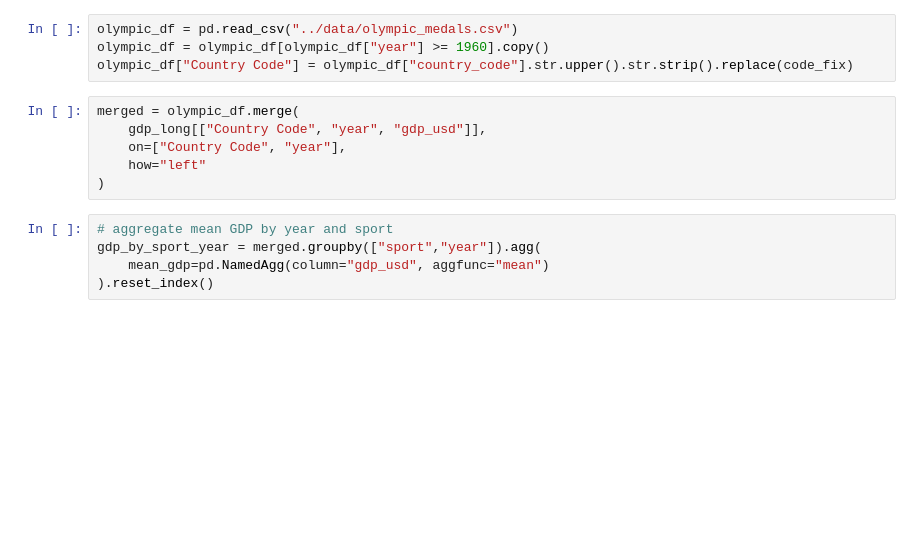
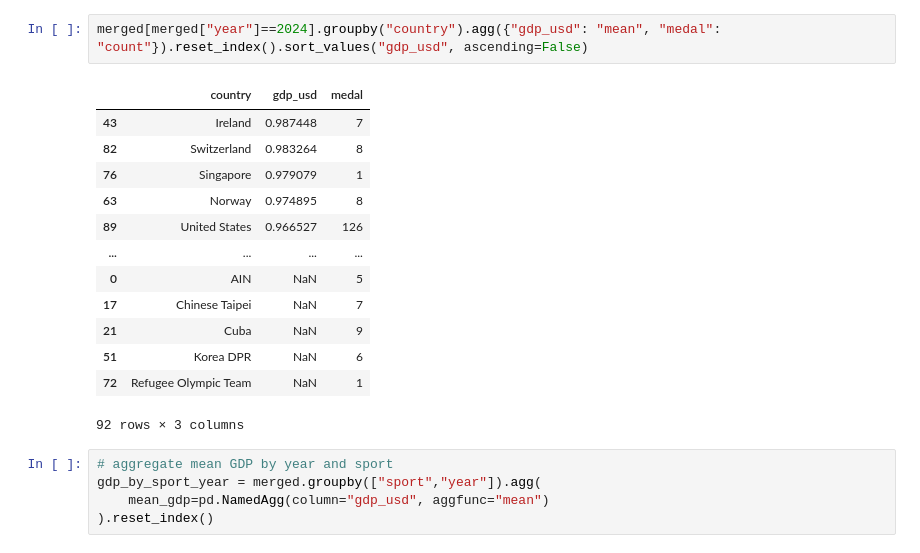
Before and after one commit to com-480-data-visualization/GSP, a Jupyter notebook: MS1/gdp_vs_medals_by_sport.ipynb, the cells around one changed output. Drawn from its saved outputs; the diff is of its cells as text; blank space fills up the shorter version.

```diff
--- a/MS1/gdp_vs_medals_by_sport.ipynb
+++ b/MS1/gdp_vs_medals_by_sport.ipynb
@@ -24,13 +33,19 @@ gdp_long["year"] = pd.to_numeric(gdp_long["year"], errors="coerce").astype("Int6
-# %%
-olympic_df = pd.read_csv("../data/olympic_medals.csv")
-olympic_df = olympic_df[olympic_df["year"] >= 1960].copy()
-olympic_df["Country Code"] = olympic_df["country_code"].str.upper().str.strip().replace(code_fix)
-# %%
-merged = olympic_df.merge(
-    gdp_long[["Country Code", "year", "gdp_usd"]],
-    on=["Country Code", "year"],
-    how="left"
-)
+# %%
+merged[merged["year"]==2024].groupby("country").agg({"gdp_usd": "mean", "medal": "count"}).reset_index().sort_values("gdp_usd", ascending=False)
+# %% [output]
+|  | country | gdp_usd | medal |
+| 43 | Ireland | 0.987448 | 7 |
+| 82 | Switzerland | 0.983264 | 8 |
+| 76 | Singapore | 0.979079 | 1 |
+| 63 | Norway | 0.974895 | 8 |
+| 89 | United States | 0.966527 | 126 |
+| ... | ... | ... | ... |
+| 0 | AIN | NaN | 5 |
+| 17 | Chinese Taipei | NaN | 7 |
+| 21 | Cuba | NaN | 9 |
+| 51 | Korea DPR | NaN | 6 |
+| 72 | Refugee Olympic Team | NaN | 1 |
+92 rows × 3 columns
 # %%
 # aggregate mean GDP by year and sport
 gdp_by_sport_year = merged.groupby(["sport","year"]).agg(
```
Also changed, not shown: parts of 3 cells of this notebook, 2 other files.
